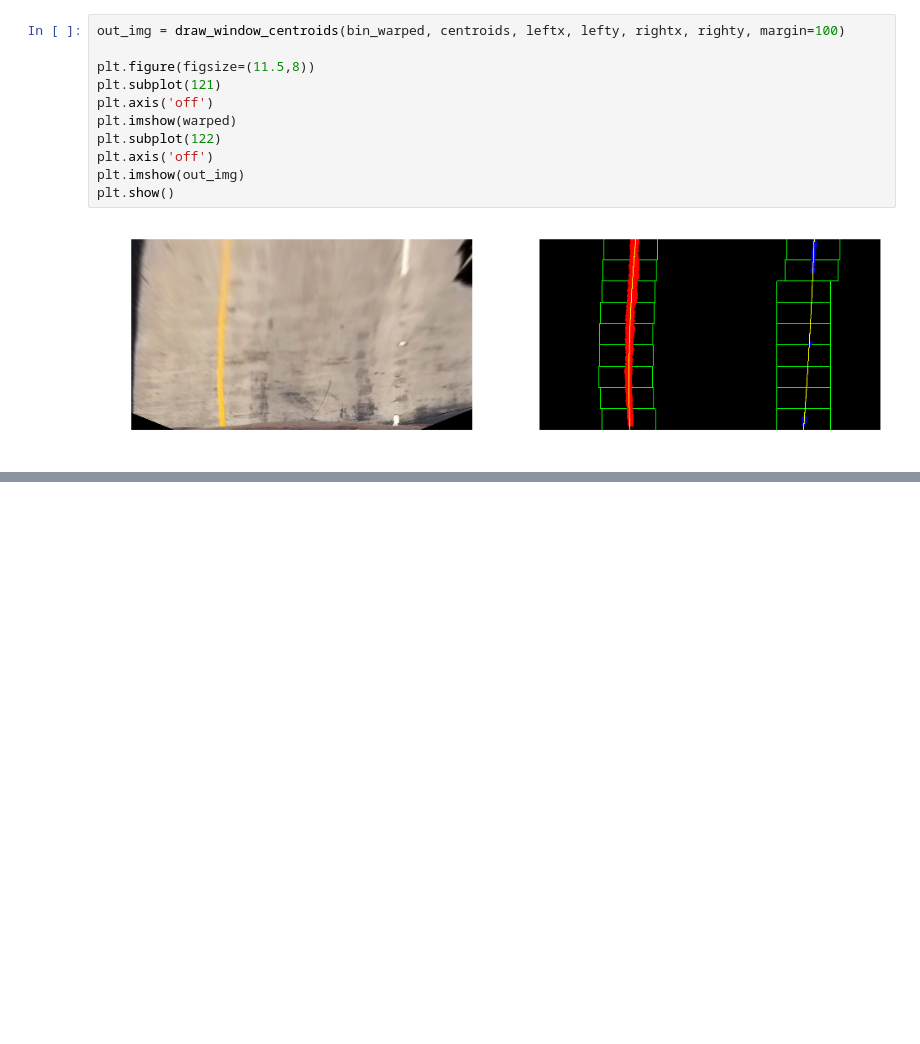
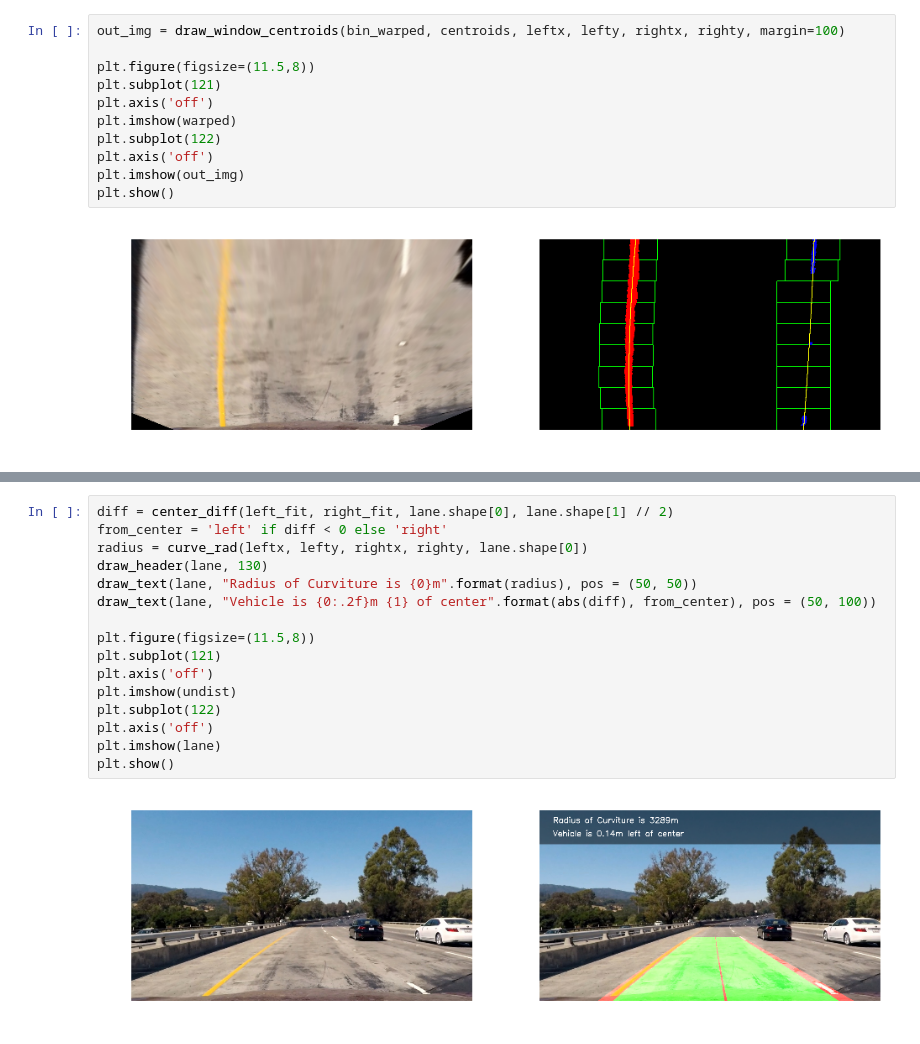
Before and after one commit to idanov/CarND-Advanced-Lane-Lines, a Jupyter notebook: pipeline.ipynb, the cells around one changed output, grey strips where cells are left out. Drawn from its saved outputs; the diff is of its cells as text; blank space fills up the shorter version.

Commit message:
All image functions ready

```diff
--- a/pipeline.ipynb
+++ b/pipeline.ipynb
@@ -130,0 +130,18 @@ plt.show()
+# %%
+diff = center_diff(left_fit, right_fit, lane.shape[0], lane.shape[1] // 2)
+from_center = 'left' if diff < 0 else 'right'
+radius = curve_rad(leftx, lefty, rightx, righty, lane.shape[0])
+draw_header(lane, 130)
+draw_text(lane, "Radius of Curviture is {0}m".format(radius), pos = (50, 50))
+draw_text(lane, "Vehicle is {0:.2f}m {1} of center".format(abs(diff), from_center), pos = (50, 100))
+
+plt.figure(figsize=(11.5,8))
+plt.subplot(121)
+plt.axis('off')
+plt.imshow(undist)
+plt.subplot(122)
+plt.axis('off')
+plt.imshow(lane)
+plt.show()
+# %% [output]
+[figure, added]
```
Also changed, not shown: parts of 2 cells of this notebook, 2 other files.
